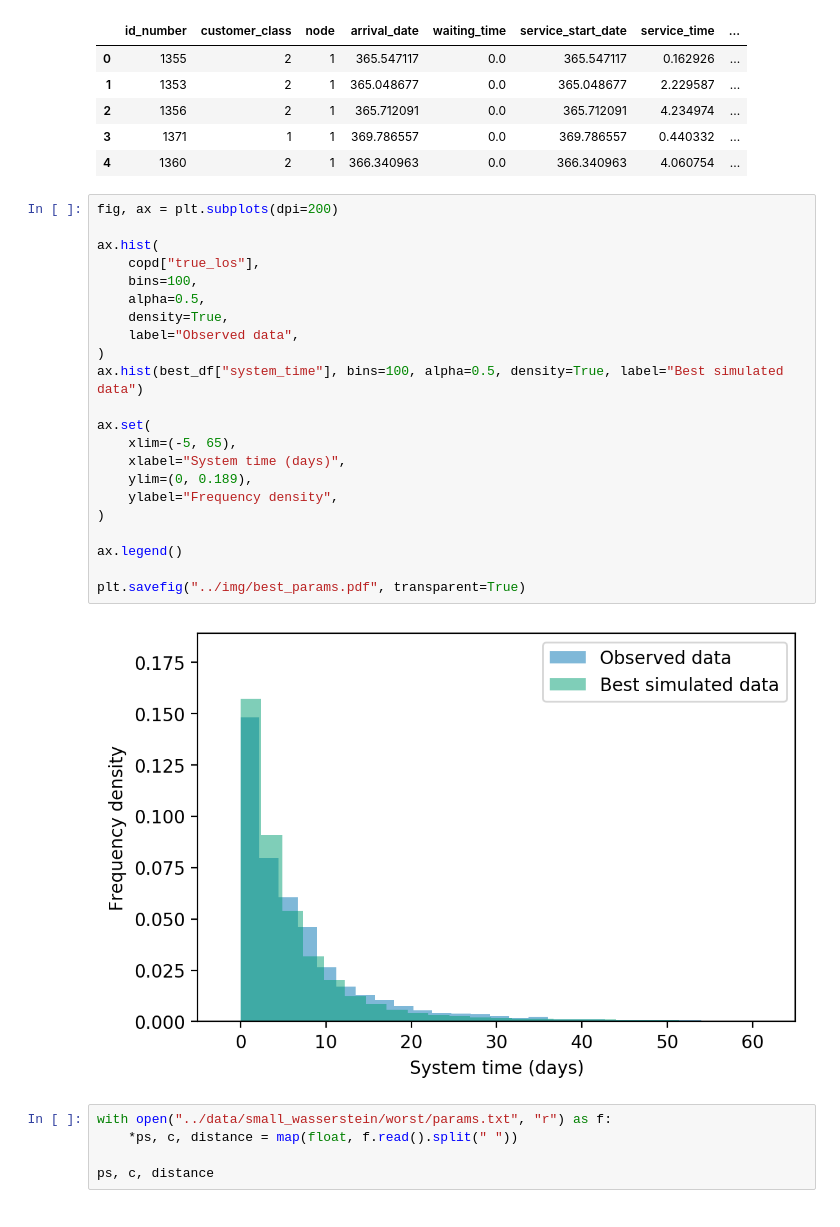
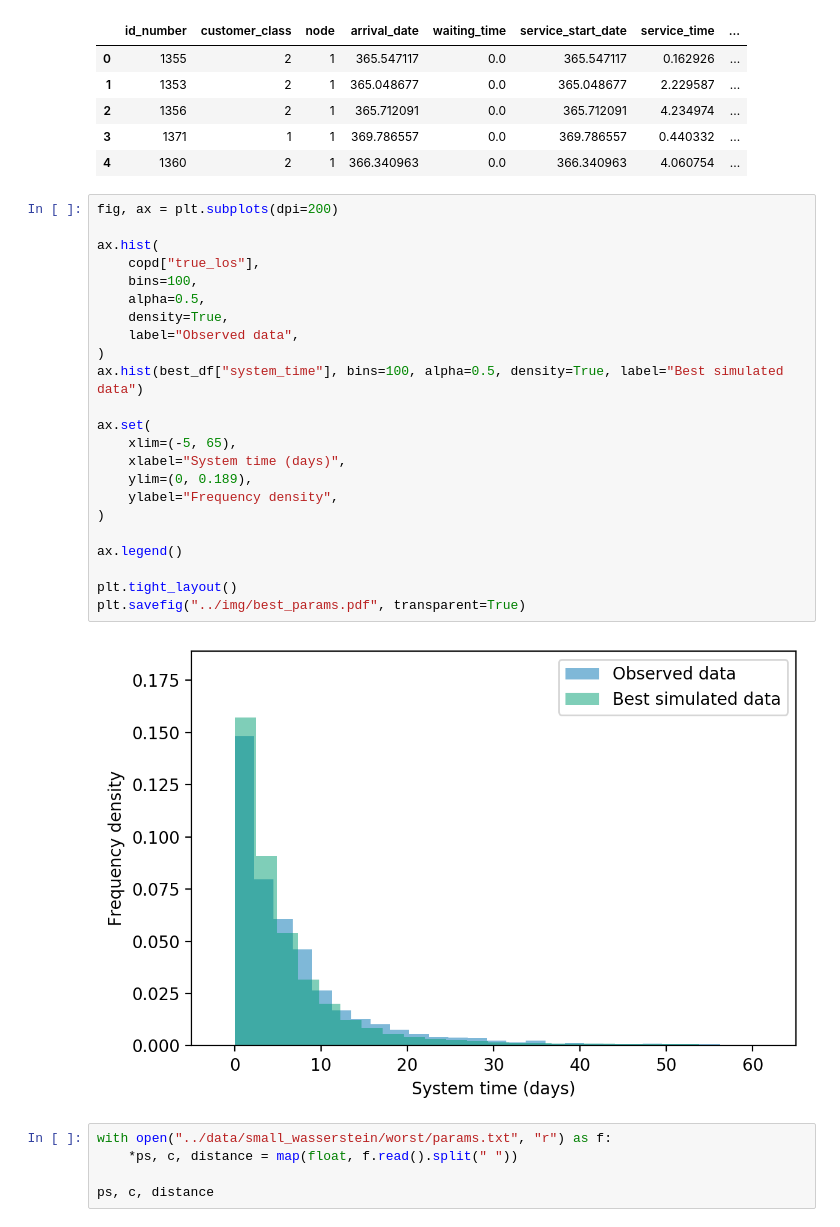
Before and after one commit to daffidwilde/copd-paper, a Jupyter notebook: nbs/wasserstein.ipynb, the cells around one changed output. Saved outputs shown, nothing was run; the diff lists cells and outputs as text.

```diff
--- a/nbs/wasserstein.ipynb
+++ b/nbs/wasserstein.ipynb
@@ -180,27 +180,28 @@ best_df.head()
 # %%
 fig, ax = plt.subplots(dpi=200)
 
 ax.hist(
     copd["true_los"],
     bins=100,
     alpha=0.5,
     density=True,
     label="Observed data",
 )
 ax.hist(best_df["system_time"], bins=100, alpha=0.5, density=True, label="Best simulated data")
 
 ax.set(
     xlim=(-5, 65),
     xlabel="System time (days)",
     ylim=(0, 0.189),
     ylabel="Frequency density",
 )
 
 ax.legend()
 
+plt.tight_layout()
 plt.savefig("../img/best_params.pdf", transparent=True)
 # %% [output]
-[figure, old version]
+[figure, new version]
 # %%
 with open("../data/small_wasserstein/worst/params.txt", "r") as f:
     *ps, c, distance = map(float, f.read().split(" "))
```
Also changed, not shown: parts of 1 cell of this notebook, 5 other files.
